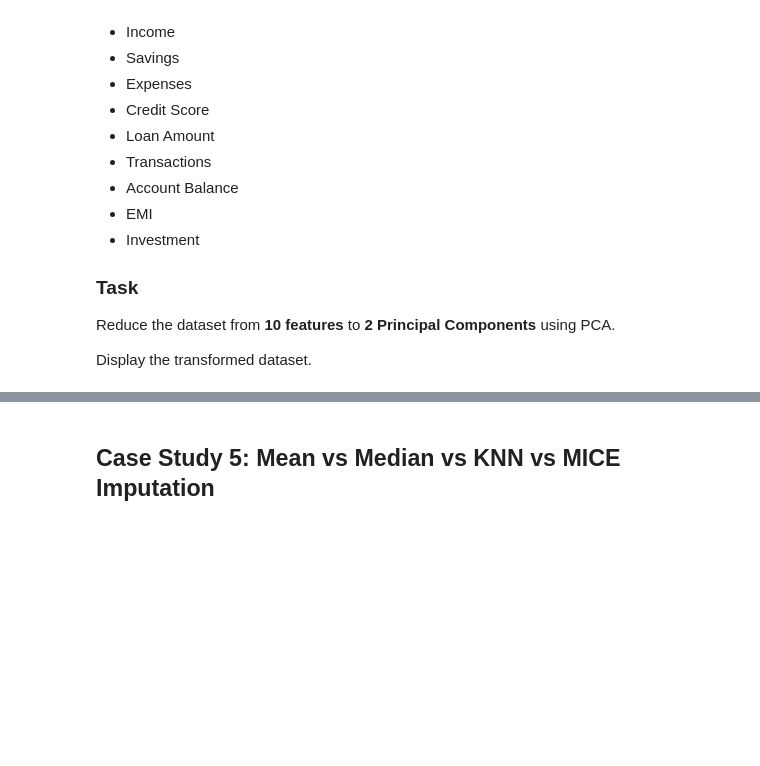
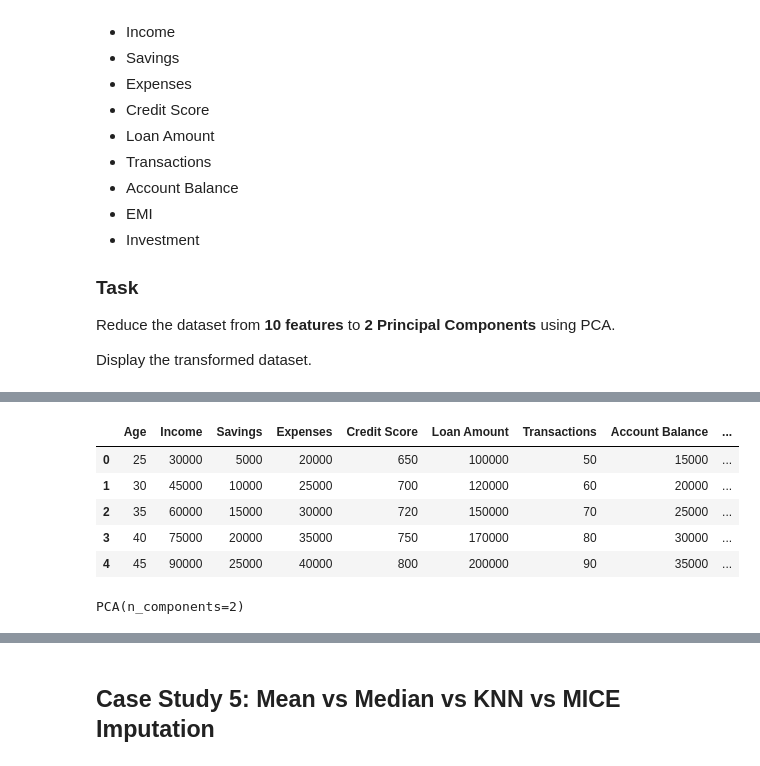
Before and after one commit to MonishDY/AI-Track, a Jupyter notebook: Module 2 - Feature Engineering/Assignment 1/Machine_Learning_Case_Studies_01.ipynb, the cells around one changed output, grey strips where cells are left out. Cells and saved outputs as stored; diff of their text form; code cells hidden in the pictures; blank space fills up the shorter version.

```diff
--- a/Module 2 - Feature Engineering/Assignment 1/Machine_Learning_Case_Studies_01.ipynb
+++ b/Module 2 - Feature Engineering/Assignment 1/Machine_Learning_Case_Studies_01.ipynb
@@ -172,0 +403,29 @@ Display the transformed dataset.
+# %%
+# Create the dataset
+df = pd.DataFrame({
+    "Age": [25, 30, 35, 40, 45],
+    "Income": [30000, 45000, 60000, 75000, 90000],
+    "Savings": [5000, 10000, 15000, 20000, 25000],
+    "Expenses": [20000, 25000, 30000, 35000, 40000],
+    "Credit Score": [650, 700, 720, 750, 800],
+    "Loan Amount": [100000, 120000, 150000, 170000, 200000],
+    "Transactions": [50, 60, 70, 80, 90],
+    "Account Balance": [15000, 20000, 25000, 30000, 35000],
+    "EMI": [5000, 6000, 7000, 8000, 9000],
+    "Investment": [10000, 15000, 20000, 25000, 30000]
+})
+
+df
+# %% [output]
+|  | Age | Income | Savings | Expenses | Credit Score | Loan Amount | Transactions | Account Balance | ... |
+| 0 | 25 | 30000 | 5000 | 20000 | 650 | 100000 | 50 | 15000 | ... |
+| 1 | 30 | 45000 | 10000 | 25000 | 700 | 120000 | 60 | 20000 | ... |
+| 2 | 35 | 60000 | 15000 | 30000 | 720 | 150000 | 70 | 25000 | ... |
+| 3 | 40 | 75000 | 20000 | 35000 | 750 | 170000 | 80 | 30000 | ... |
+| 4 | 45 | 90000 | 25000 | 40000 | 800 | 200000 | 90 | 35000 | ... |
+# %%
+# Apply PCA
+pca = PCA(n_components=2)
+pca
+# %% [output]
+PCA(n_components=2)
```
Also changed, not shown: parts of 29 cells of this notebook.
